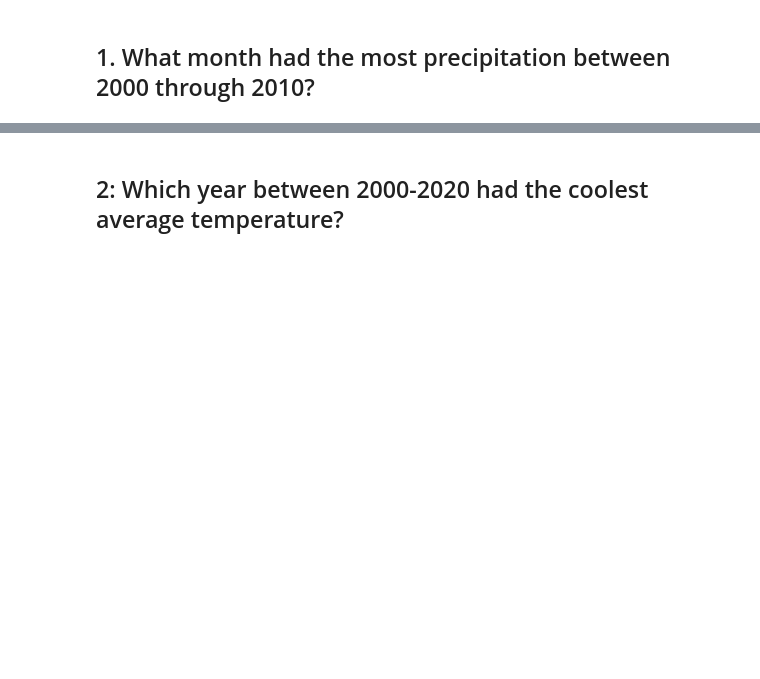
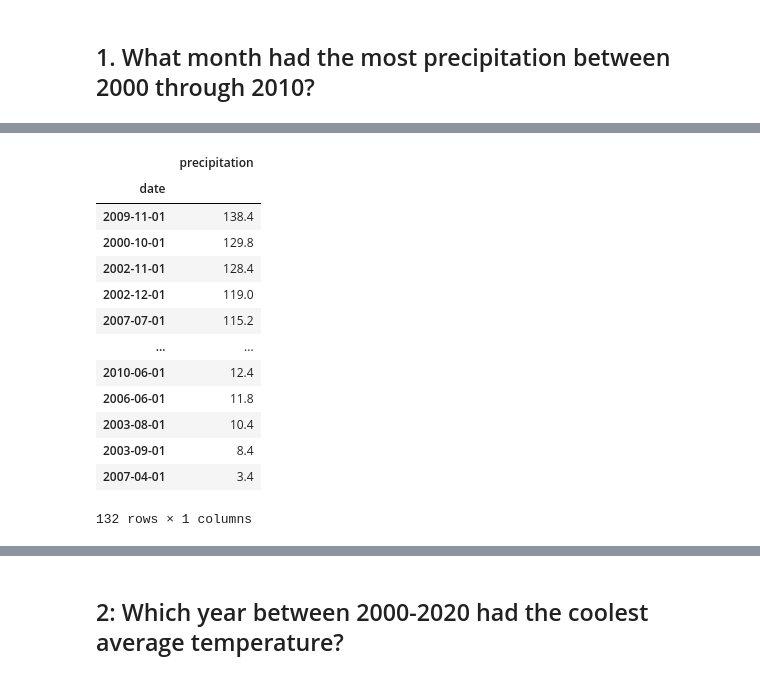
Before and after one commit to hawkeyedatatsai/Time-Series-Analysis, a Jupyter notebook: Assignments/Resampling Datetime Data - London Weather.ipynb, the cells around one changed output, grey strips where cells are left out. Drawn from its saved outputs; the diff is of its cells as text; code cells hidden in the pictures; blank space fills up the shorter version.

```diff
--- a/Assignments/Resampling Datetime Data - London Weather.ipynb
+++ b/Assignments/Resampling Datetime Data - London Weather.ipynb
@@ -182,0 +195,19 @@ dtype: int64
+# %%
+# Resample the precipitation as Monthly frequency.
+df_rain_mo = df_rain.resample("MS").sum()
+df_rain_mo.sort_values(by='precipitation', ascending=False)
+# %% [output]
+|  | precipitation |
+| date |  |
+| 2009-11-01 | 138.4 |
+| 2000-10-01 | 129.8 |
+| 2002-11-01 | 128.4 |
+| 2002-12-01 | 119.0 |
+| 2007-07-01 | 115.2 |
+| ... | ... |
+| 2010-06-01 | 12.4 |
+| 2006-06-01 | 11.8 |
+| 2003-08-01 | 10.4 |
+| 2003-09-01 | 8.4 |
+| 2007-04-01 | 3.4 |
+132 rows × 1 columns
```
Also changed, not shown: parts of 9 cells of this notebook, 2 other files.
